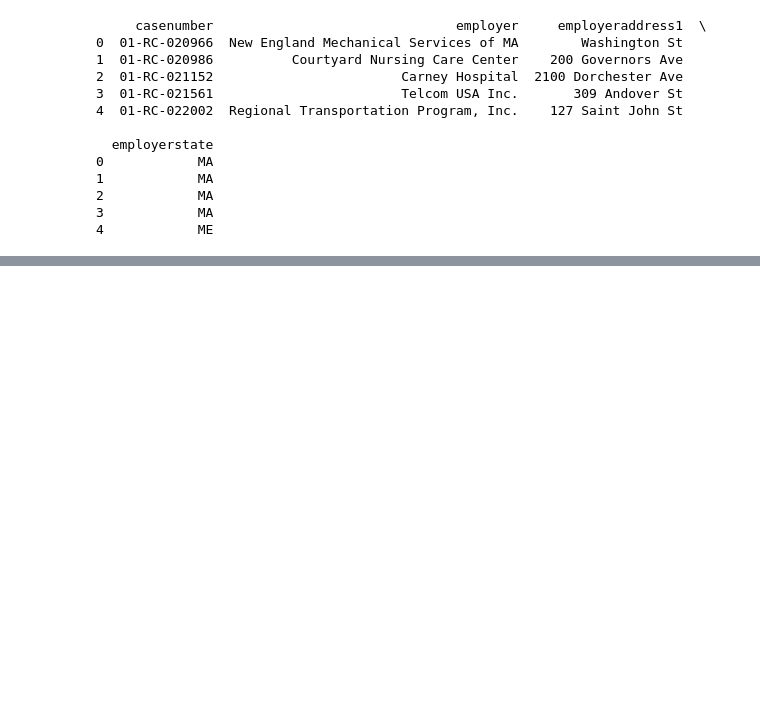
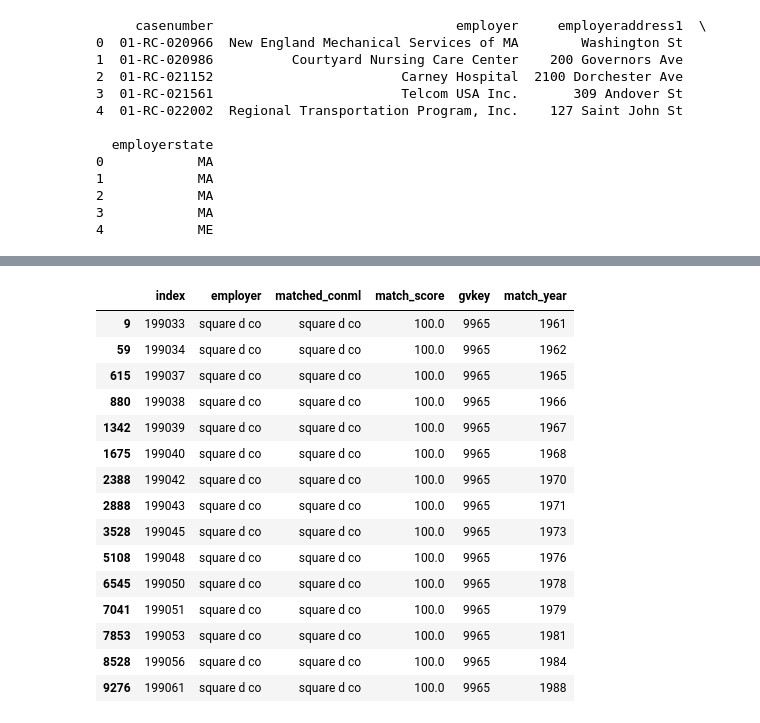
Before and after one commit to wangyouan/glassdoor-server, a Jupyter notebook: JupyterLabs/OrganizeUnionElectionData.ipynb, the cells around one changed output, grey strips where cells are left out. Saved outputs shown, nothing was run; the diff lists cells and outputs as text; code cells hidden in the pictures; blank space fills up the shorter version.

Commit message:
update code for merge gvkey.

```diff
--- a/JupyterLabs/OrganizeUnionElectionData.ipynb
+++ b/JupyterLabs/OrganizeUnionElectionData.ipynb
@@ -180,0 +447,3 @@ merged_df.to_pickle(os.path.join(const.TEMP_PATH, '1994_2025_union_election_info
+# %%
+match_df = pd.DataFrame(match_records)
+match_df.head()
@@ -180,0 +457,19 @@ merged_df.to_pickle(os.path.join(const.TEMP_PATH, '1994_2025_union_election_info
+# %%
+match_df[match_df['employer'] == 'square d co']
+# %% [output]
+|  | index | employer | matched_conml | match_score | gvkey | match_year |
+| 9 | 199033 | square d co | square d co | 100.0 | 9965 | 1961 |
+| 59 | 199034 | square d co | square d co | 100.0 | 9965 | 1962 |
+| 615 | 199037 | square d co | square d co | 100.0 | 9965 | 1965 |
+| 880 | 199038 | square d co | square d co | 100.0 | 9965 | 1966 |
+| 1342 | 199039 | square d co | square d co | 100.0 | 9965 | 1967 |
+| 1675 | 199040 | square d co | square d co | 100.0 | 9965 | 1968 |
+| 2388 | 199042 | square d co | square d co | 100.0 | 9965 | 1970 |
+| 2888 | 199043 | square d co | square d co | 100.0 | 9965 | 1971 |
+| 3528 | 199045 | square d co | square d co | 100.0 | 9965 | 1973 |
+| 5108 | 199048 | square d co | square d co | 100.0 | 9965 | 1976 |
+| 6545 | 199050 | square d co | square d co | 100.0 | 9965 | 1978 |
+| 7041 | 199051 | square d co | square d co | 100.0 | 9965 | 1979 |
+| 7853 | 199053 | square d co | square d co | 100.0 | 9965 | 1981 |
+| 8528 | 199056 | square d co | square d co | 100.0 | 9965 | 1984 |
+| 9276 | 199061 | square d co | square d co | 100.0 | 9965 | 1988 |
```
Also changed, not shown: parts of 23 cells of this notebook, 1 other file.
